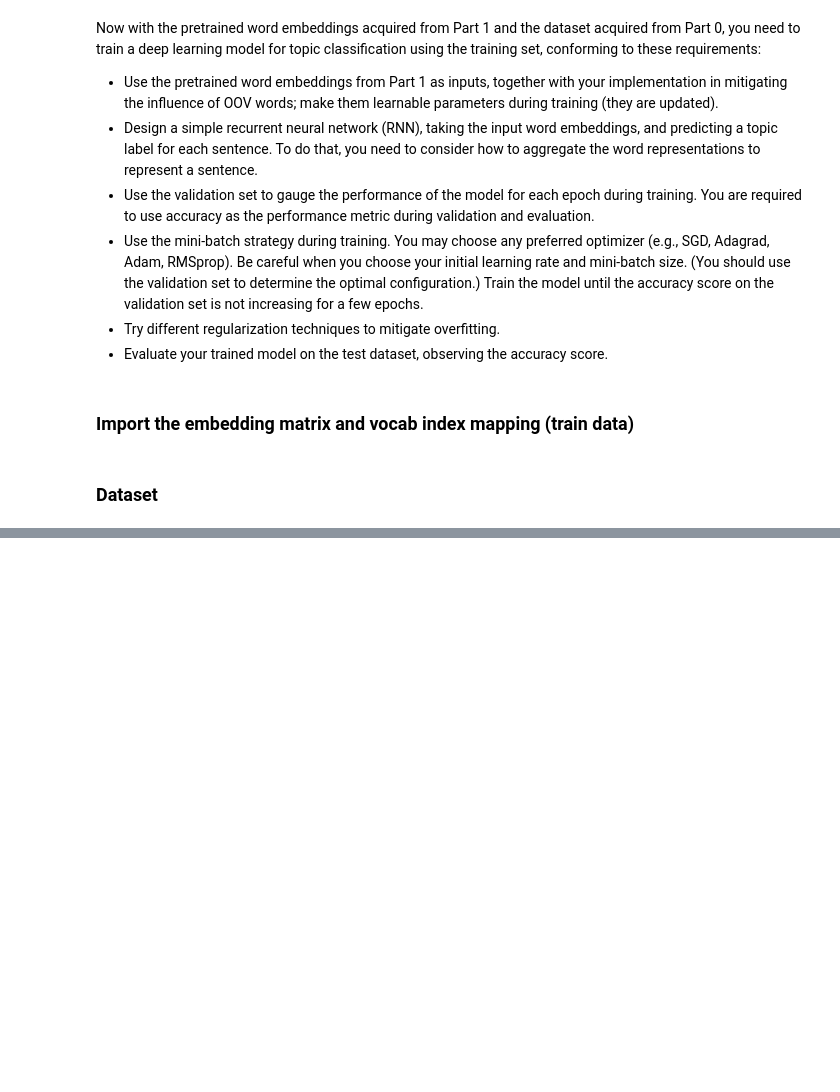
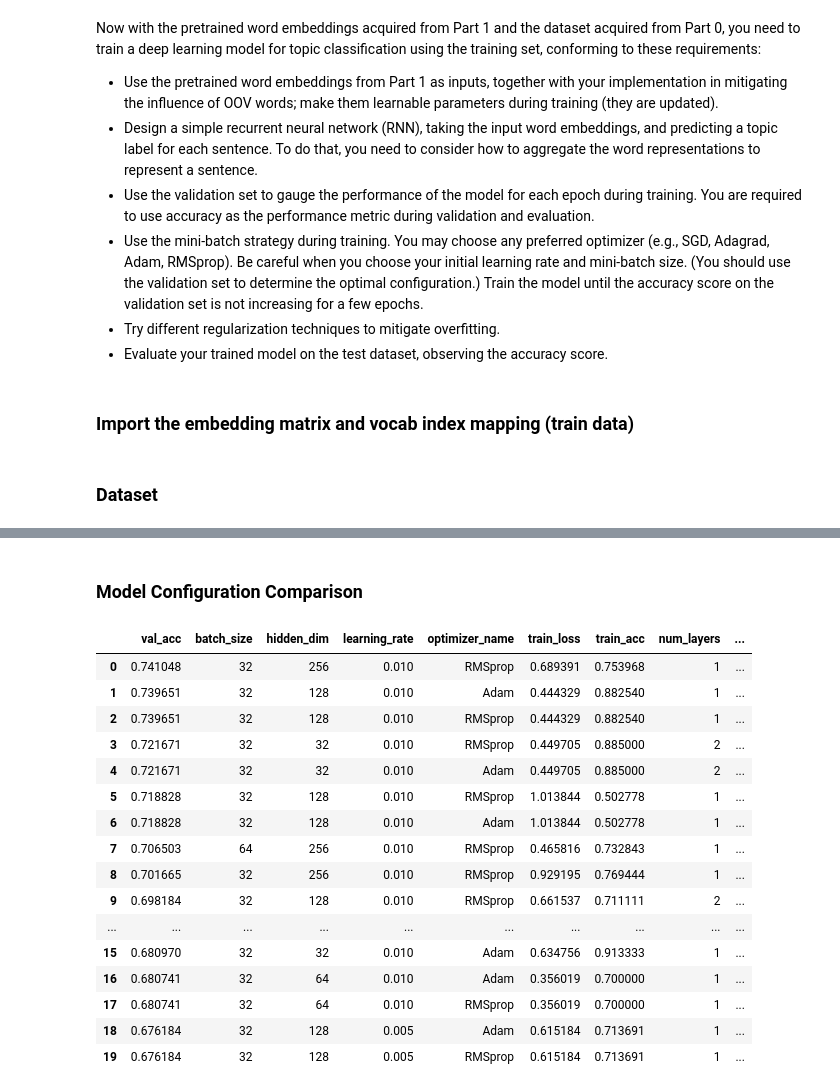
Before and after one commit to CLinnSheng/SC4002, a Jupyter notebook: part2.ipynb, the cells around one changed output, grey strips where cells are left out. Drawn from its saved outputs; the diff is of its cells as text; code cells hidden in the pictures; blank space fills up the shorter version.

```diff
--- a/part2.ipynb
+++ b/part2.ipynb
@@ -302,0 +170,4 @@ True labels: tensor([3, 0, 0, 3, 1], device='cuda:0')
+# %% [markdown]
+### Model Configuration Comparison
+# %%
+train_results_df = load_tensorboard_logs(log_dir="tb_logs/rnn")
@@ -302,0 +177,23 @@ True labels: tensor([3, 0, 0, 3, 1], device='cuda:0')
+# %%
+train_results_df = train_results_df.sort_values(
+    by=["val_acc"], ascending=False
+).reset_index(drop=True)
+train_results_df.head(20)
+# %% [output]
+|  | val_acc | batch_size | hidden_dim | learning_rate | optimizer_name | train_loss | train_acc | num_layers | ... |
+| 0 | 0.741048 | 32 | 256 | 0.010 | RMSprop | 0.689391 | 0.753968 | 1 | ... |
+| 1 | 0.739651 | 32 | 128 | 0.010 | Adam | 0.444329 | 0.882540 | 1 | ... |
+| 2 | 0.739651 | 32 | 128 | 0.010 | RMSprop | 0.444329 | 0.882540 | 1 | ... |
+| 3 | 0.721671 | 32 | 32 | 0.010 | RMSprop | 0.449705 | 0.885000 | 2 | ... |
+| 4 | 0.721671 | 32 | 32 | 0.010 | Adam | 0.449705 | 0.885000 | 2 | ... |
+| 5 | 0.718828 | 32 | 128 | 0.010 | RMSprop | 1.013844 | 0.502778 | 1 | ... |
+| 6 | 0.718828 | 32 | 128 | 0.010 | Adam | 1.013844 | 0.502778 | 1 | ... |
+| 7 | 0.706503 | 64 | 256 | 0.010 | RMSprop | 0.465816 | 0.732843 | 1 | ... |
+| 8 | 0.701665 | 32 | 256 | 0.010 | RMSprop | 0.929195 | 0.769444 | 1 | ... |
+| 9 | 0.698184 | 32 | 128 | 0.010 | RMSprop | 0.661537 | 0.711111 | 2 | ... |
+| ... | ... | ... | ... | ... | ... | ... | ... | ... | ... |
+| 15 | 0.680970 | 32 | 32 | 0.010 | Adam | 0.634756 | 0.913333 | 1 | ... |
+| 16 | 0.680741 | 32 | 64 | 0.010 | Adam | 0.356019 | 0.700000 | 1 | ... |
+| 17 | 0.680741 | 32 | 64 | 0.010 | RMSprop | 0.356019 | 0.700000 | 1 | ... |
+| 18 | 0.676184 | 32 | 128 | 0.005 | Adam | 0.615184 | 0.713691 | 1 | ... |
+| 19 | 0.676184 | 32 | 128 | 0.005 | RMSprop | 0.615184 | 0.713691 | 1 | ... |
```
Also changed, not shown: parts of 34 cells of this notebook, 5 other files.
